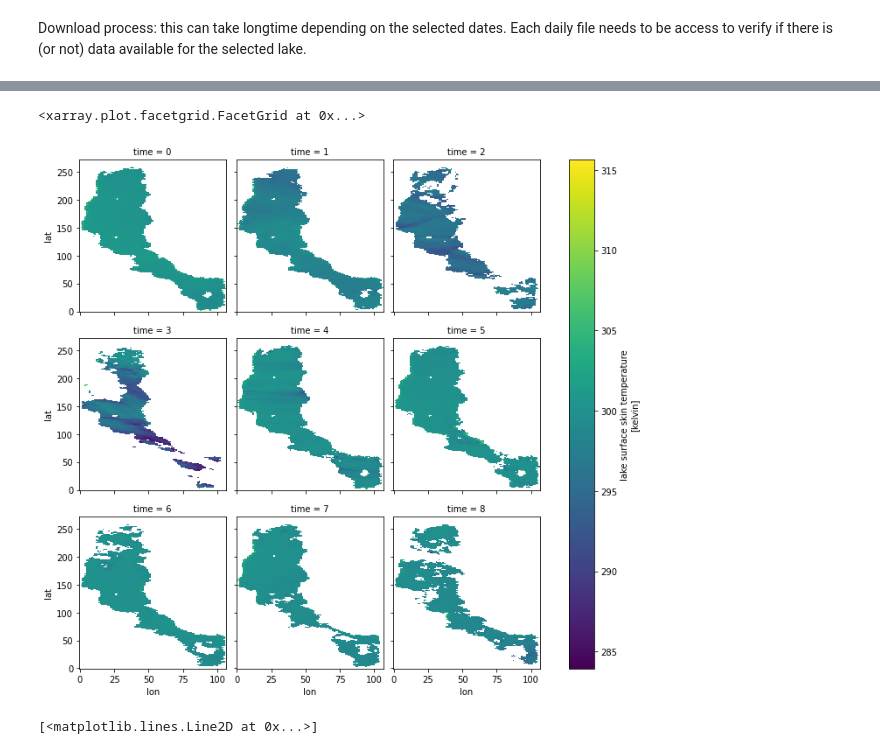
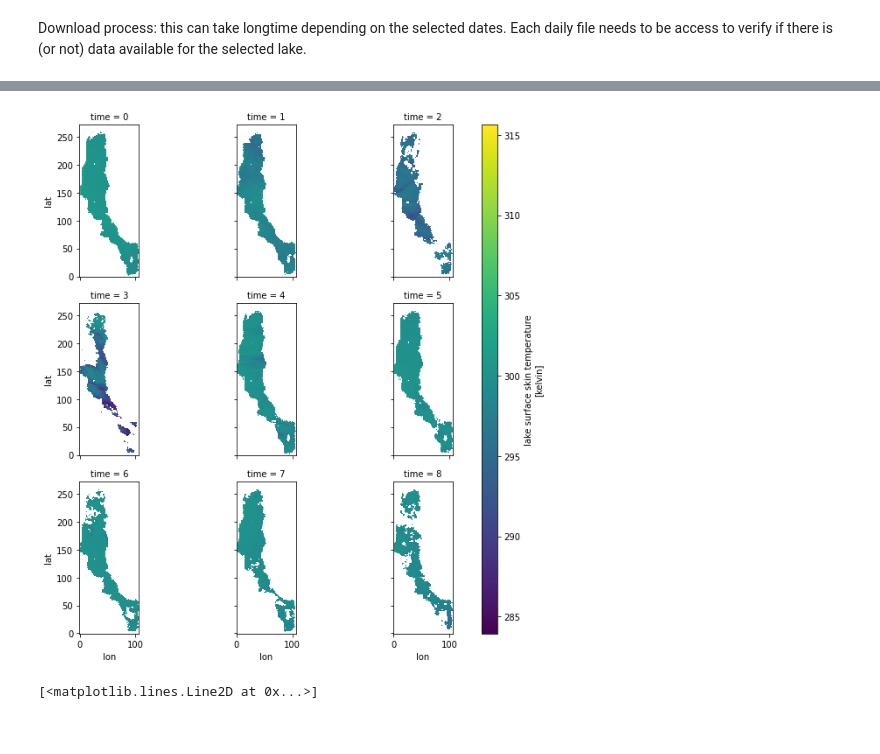
Before and after one commit to cci-lakes/lakes_cci_tools, a Jupyter notebook: lakes_cci_binder.ipynb, the cells around one changed output, grey strips where cells are left out. Cells and saved outputs as stored; diff of their text form; code cells hidden in the pictures.

```diff
--- a/lakes_cci_binder.ipynb
+++ b/lakes_cci_binder.ipynb
@@ -201,6 +203,8 @@ ds_data = xr.concat(data, dim="time")
 # Plot daily values for a selected timestep
 ###################################################################
 
-daily_var = ds_data.isel(time=0)[varname]
+daily_var = ds_data.isel(time=1)[varname]
 daily_var.plot()
+ax = plt.gca()
+ax.set_aspect('equal', adjustable='box')
 # %% [output]
@@ -209,14 +229,17 @@ daily_var.plot()
 # %%
 ###################################################################
 # The daily evolution of the variable can be visualised by plotting
 # several 2D figures
 ###################################################################
 
 subset = ds_data.isel(time=slice(0,9 ))[varname]
 subset.plot(x='lon', y= 'lat', col='time', col_wrap=3)
+
+axs = plt.gcf().get_axes()
+for ax in axs:
+    ax.set_aspect('equal', adjustable='box')
 # %% [output]
-<xarray.plot.facetgrid.FacetGrid at 0x...>
-[figure, old version]
+[figure, new version]
 # %%
 ###################################################################
 # several metrics of the downloaced data can be displayed:
```
Also changed, not shown: parts of 5 cells of this notebook.
